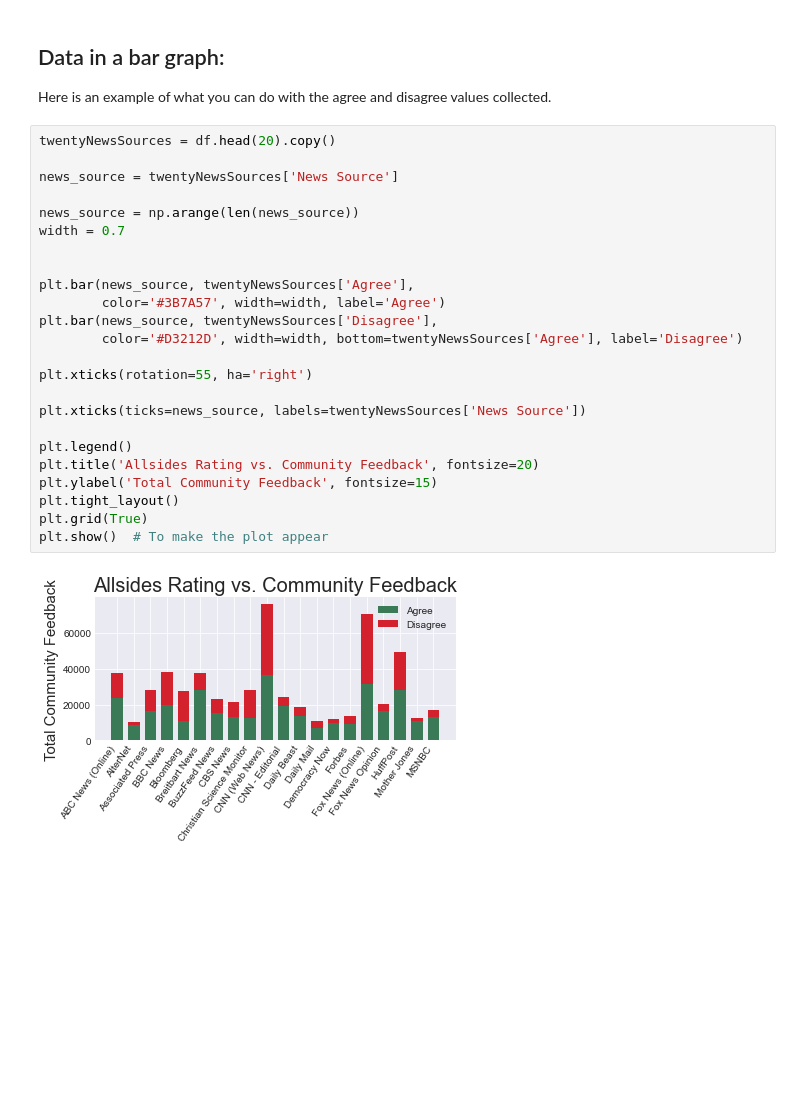
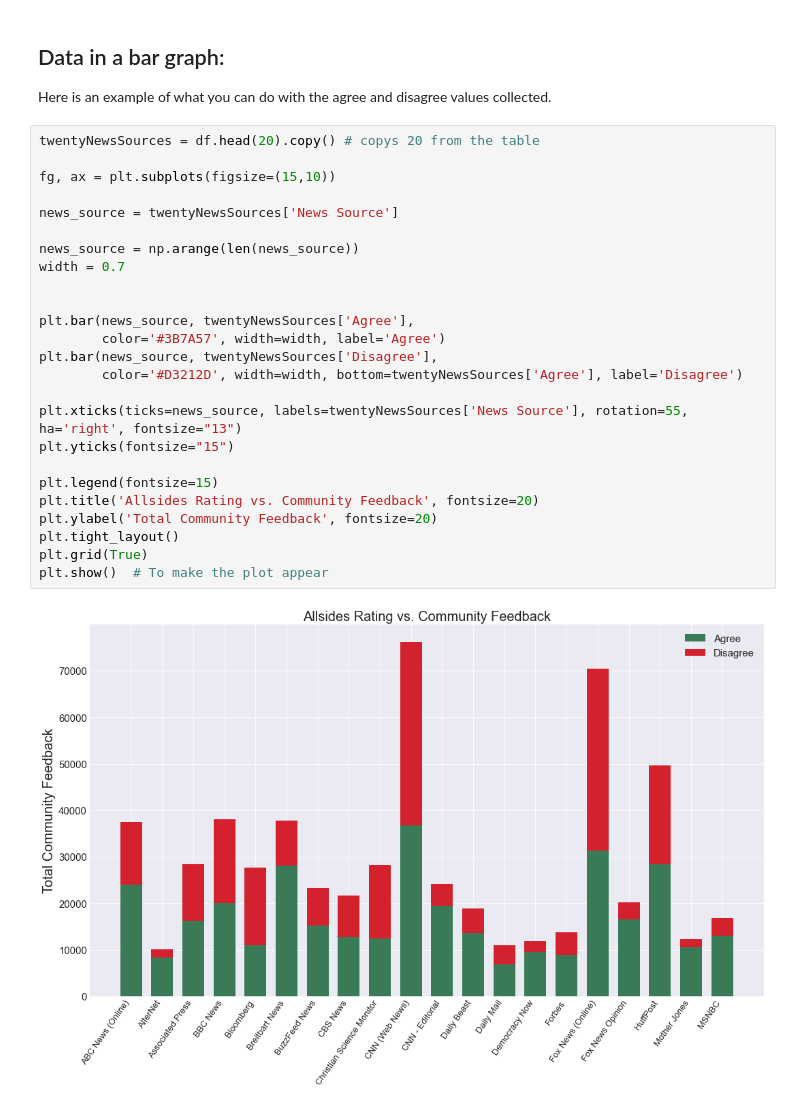
Before and after one commit to RamonAsuncion/allsides-web-scraper, a Jupyter notebook: Graphs.ipynb, the cells around one changed output. Saved outputs shown, nothing was run; the diff lists cells and outputs as text; blank space fills up the shorter version.

Commit message:
Graph Agree vs Disagree finished.

```diff
--- a/Graphs.ipynb
+++ b/Graphs.ipynb
@@ -26,28 +26,29 @@ plt.style.use('seaborn-dark') # the style of the graph
 ## Data in a bar graph:
 Here is an example of what you can do with the agree and disagree values collected.
 # %%
-twentyNewsSources = df.head(20).copy()
+twentyNewsSources = df.head(20).copy() # copys 20 from the table
+
+fg, ax = plt.subplots(figsize=(15,10))
 
 news_source = twentyNewsSources['News Source']
 
 news_source = np.arange(len(news_source))
 width = 0.7
 
 
 plt.bar(news_source, twentyNewsSources['Agree'],
         color='#3B7A57', width=width, label='Agree')
 plt.bar(news_source, twentyNewsSources['Disagree'],
         color='#D3212D', width=width, bottom=twentyNewsSources['Agree'], label='Disagree')
 
-plt.xticks(rotation=55, ha='right')
+plt.xticks(ticks=news_source, labels=twentyNewsSources['News Source'], rotation=55, ha='right', fontsize="13")
+plt.yticks(fontsize="15")
 
-plt.xticks(ticks=news_source, labels=twentyNewsSources['News Source'])
-
-plt.legend()
+plt.legend(fontsize=15)
 plt.title('Allsides Rating vs. Community Feedback', fontsize=20)
-plt.ylabel('Total Community Feedback', fontsize=15)
+plt.ylabel('Total Community Feedback', fontsize=20)
 plt.tight_layout()
 plt.grid(True)
 plt.show()  # To make the plot appear
 # %% [output]
-[figure, old version]
+[figure, new version]
```
